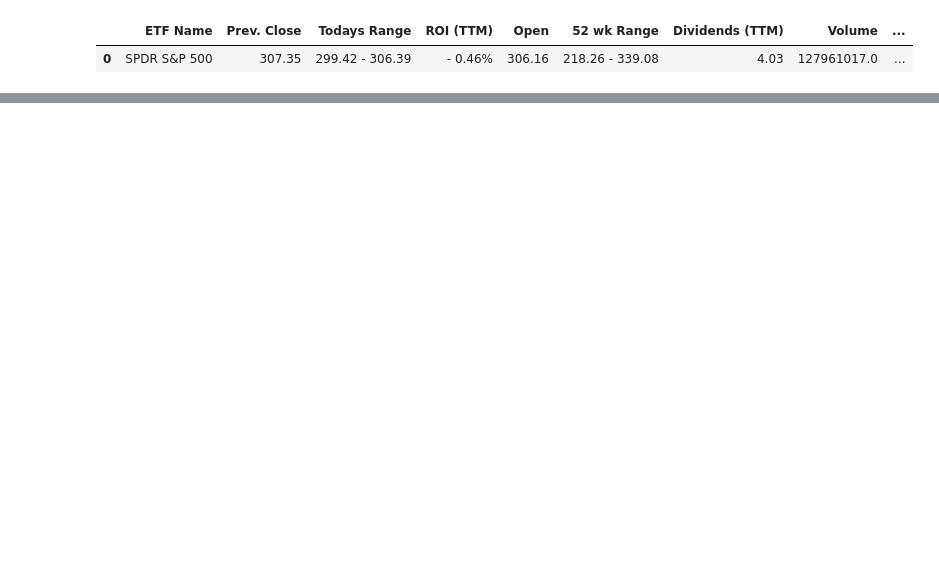
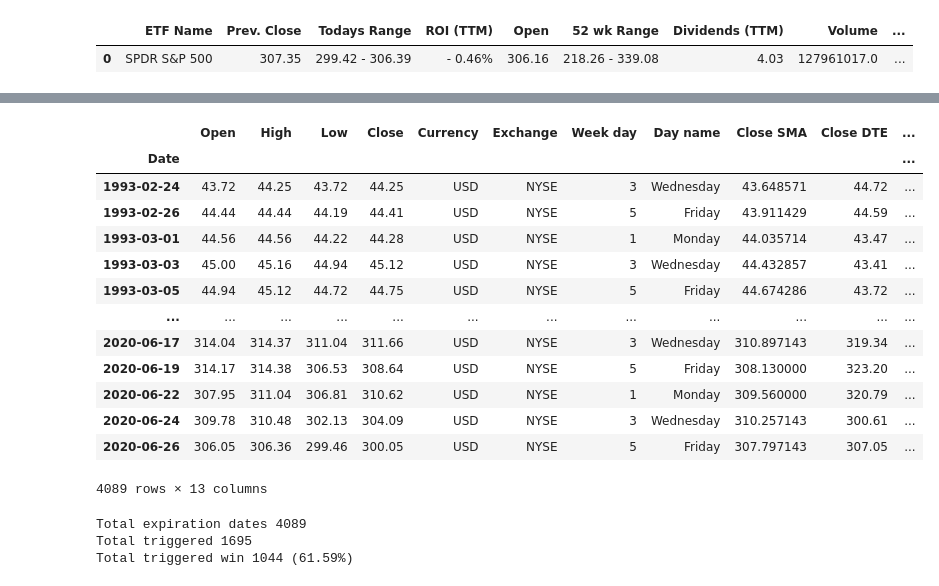
Before and after one commit to ciherraiz/guita, a Jupyter notebook: SPY_Weekly.ipynb, the cells around one changed output, grey strips where cells are left out. Drawn from its saved outputs; the diff is of its cells as text; code cells hidden in the pictures; blank space fills up the shorter version.

```diff
--- a/SPY_Weekly.ipynb
+++ b/SPY_Weekly.ipynb
@@ -45,0 +65,25 @@ files.download(FILENAME)
+# %%
+data['Trigger'] = data['Close DTE'] < data['Close SMA DTE']
+# %%
+data.dropna(inplace=True)
+# %%
+expirations = data['Week day'].isin([1,3,5])
+# %%
+data_exp = data[expirations]
+# %%
+data_exp
+# %% [output]
+|  | Open | High | Low | Close | Currency | Exchange | Week day | Day name | Close SMA | Close DTE | ... |
+| Date |  |  |  |  |  |  |  |  |  |  | ... |
+| 1993-02-24 | 43.72 | 44.25 | 43.72 | 44.25 | USD | NYSE | 3 | Wednesday | 43.648571 | 44.72 | ... |
+| 1993-02-26 | 44.44 | 44.44 | 44.19 | 44.41 | USD | NYSE | 5 | Friday | 43.911429 | 44.59 | ... |
+| 1993-03-01 | 44.56 | 44.56 | 44.22 | 44.28 | USD | NYSE | 1 | Monday | 44.035714 | 43.47 | ... |
+| 1993-03-03 | 45.00 | 45.16 | 44.94 | 45.12 | USD | NYSE | 3 | Wednesday | 44.432857 | 43.41 | ... |
+| 1993-03-05 | 44.94 | 45.12 | 44.72 | 44.75 | USD | NYSE | 5 | Friday | 44.674286 | 43.72 | ... |
+| ... | ... | ... | ... | ... | ... | ... | ... | ... | ... | ... | ... |
+| 2020-06-17 | 314.04 | 314.37 | 311.04 | 311.66 | USD | NYSE | 3 | Wednesday | 310.897143 | 319.34 | ... |
+| 2020-06-19 | 314.17 | 314.38 | 306.53 | 308.64 | USD | NYSE | 5 | Friday | 308.130000 | 323.20 | ... |
+| 2020-06-22 | 307.95 | 311.04 | 306.81 | 310.62 | USD | NYSE | 1 | Monday | 309.560000 | 320.79 | ... |
+| 2020-06-24 | 309.78 | 310.48 | 302.13 | 304.09 | USD | NYSE | 3 | Wednesday | 310.257143 | 300.61 | ... |
+| 2020-06-26 | 306.05 | 306.36 | 299.46 | 300.05 | USD | NYSE | 5 | Friday | 307.797143 | 307.05 | ... |
+4089 rows × 13 columns
@@ -45,0 +94,8 @@ files.download(FILENAME)
+# %%
+print(f'Total expiration dates {n_expirations}')
+print(f'Total triggered {n_triggered}')
+print(f'Total triggered win {n_triggered_win} ({n_triggered_win/n_triggered:.2%})')
+# %% [output]
+Total expiration dates 4089
+Total triggered 1695
+Total triggered win 1044 (61.59%)
```
Also changed, not shown: parts of 18 cells of this notebook.
